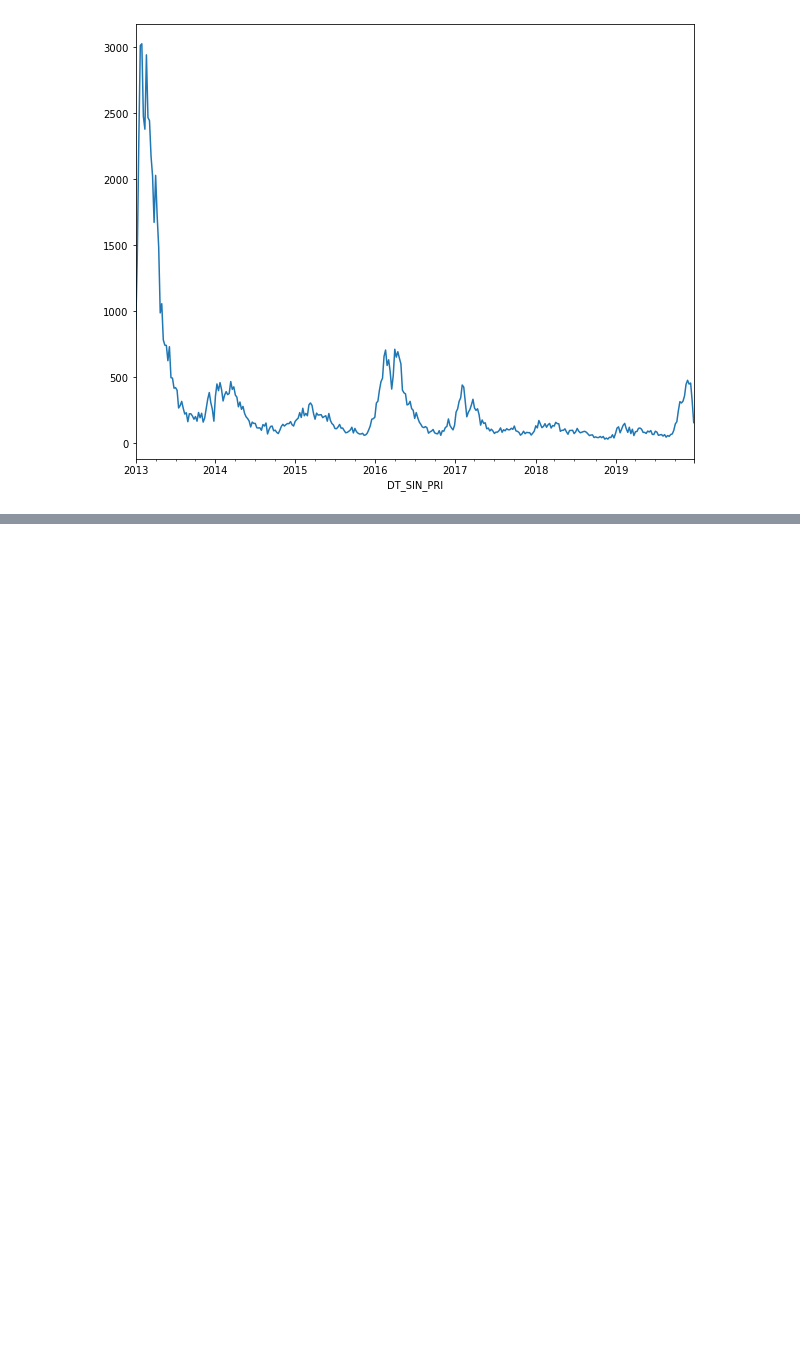
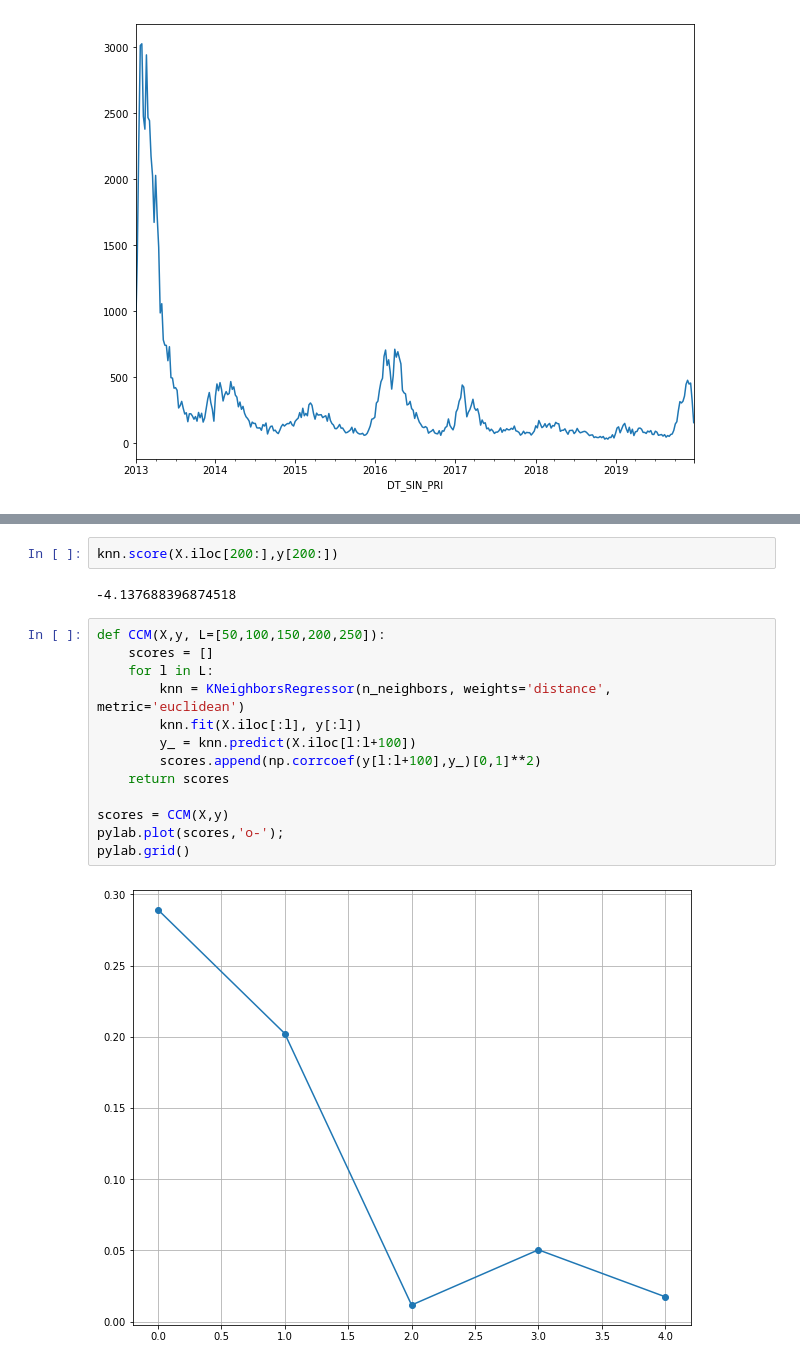
Before and after one commit to fccoelho/sistemas_dinamicos_aplicados, a Jupyter notebook: Sage/Causality in Dynamical Sysytems- Application.ipynb, the cells around one changed output, grey strips where cells are left out. Cells and saved outputs as stored; diff of their text form; blank space fills up the shorter version.

```diff
--- a/Sage/Causality in Dynamical Sysytems- Application.ipynb
+++ b/Sage/Causality in Dynamical Sysytems- Application.ipynb
@@ -305,0 +345,19 @@ pylab.legend();
+# %%
+knn.score(X.iloc[200:],y[200:])
+# %% [output]
+-4.137688396874518
+# %%
+def CCM(X,y, L=[50,100,150,200,250]):
+    scores = []
+    for l in L:
+        knn = KNeighborsRegressor(n_neighbors, weights='distance', metric='euclidean')
+        knn.fit(X.iloc[:l], y[:l])
+        y_ = knn.predict(X.iloc[l:l+100])
+        scores.append(np.corrcoef(y[l:l+100],y_)[0,1]**2)
+    return scores
+
+scores = CCM(X,y)
+pylab.plot(scores,'o-');
+pylab.grid()
+# %% [output]
+[figure, added]
```
Also changed, not shown: parts of 48 cells of this notebook.
